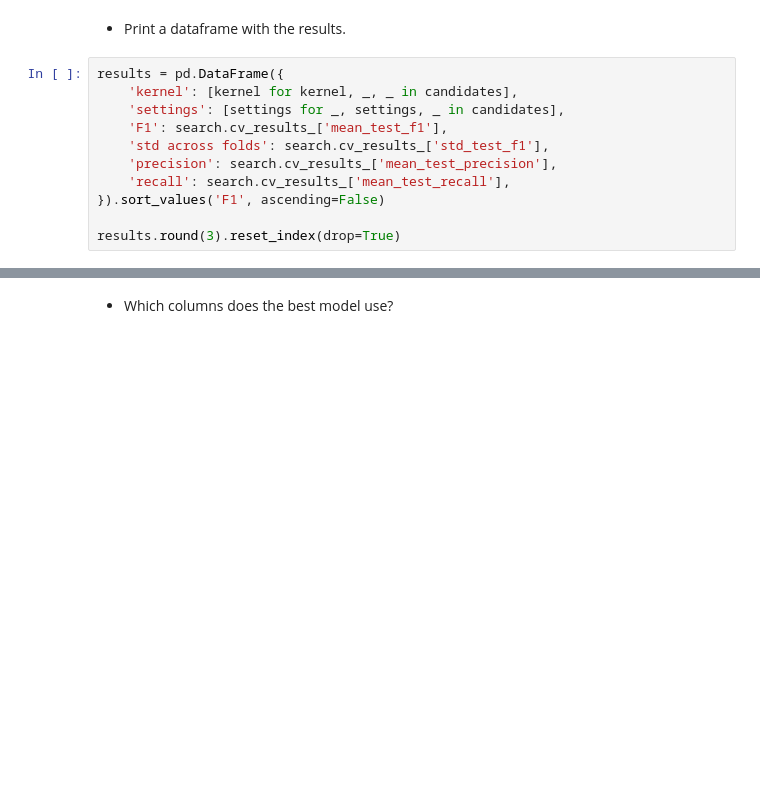
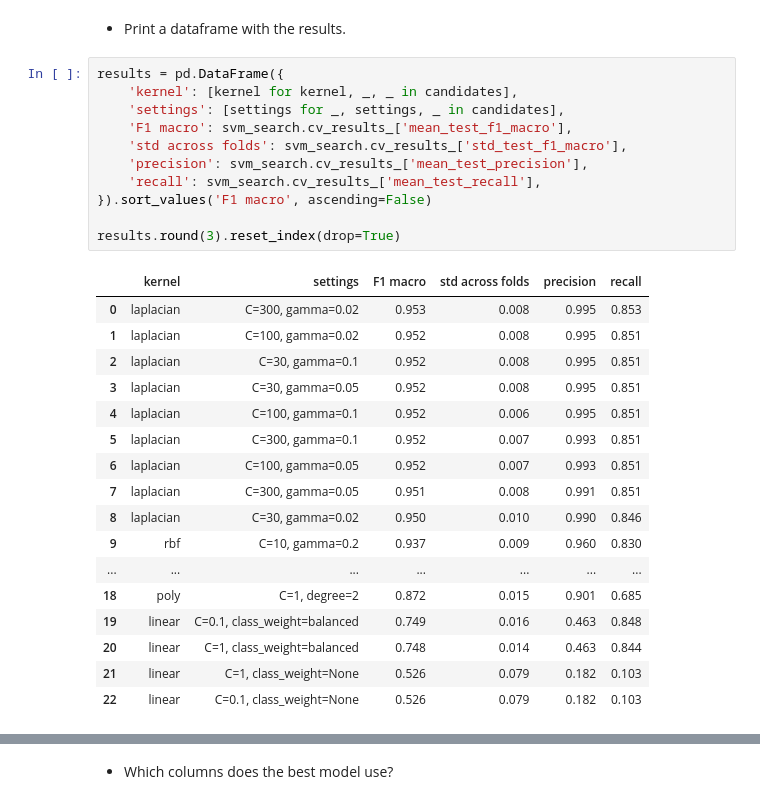
Before and after one commit to vinimsc/dat200-ca4, a Jupyter notebook: CA4-Group3.ipynb, the cells around one changed output, grey strips where cells are left out. Drawn from its saved outputs; the diff is of its cells as text; blank space fills up the shorter version.

```diff
--- a/CA4-Group3.ipynb
+++ b/CA4-Group3.ipynb
@@ -493,11 +565,29 @@ print(f'CV F1 macro: {search.best_score_:.3f}')
 # %%
 results = pd.DataFrame({
     'kernel': [kernel for kernel, _, _ in candidates],
     'settings': [settings for _, settings, _ in candidates],
-    'F1': search.cv_results_['mean_test_f1'],
-    'std across folds': search.cv_results_['std_test_f1'],
-    'precision': search.cv_results_['mean_test_precision'],
-    'recall': search.cv_results_['mean_test_recall'],
-}).sort_values('F1', ascending=False)
+    'F1 macro': svm_search.cv_results_['mean_test_f1_macro'],
+    'std across folds': svm_search.cv_results_['std_test_f1_macro'],
+    'precision': svm_search.cv_results_['mean_test_precision'],
+    'recall': svm_search.cv_results_['mean_test_recall'],
+}).sort_values('F1 macro', ascending=False)
 
 results.round(3).reset_index(drop=True)
+# %% [output]
+|  | kernel | settings | F1 macro | std across folds | precision | recall |
+| 0 | laplacian | C=300, gamma=0.02 | 0.953 | 0.008 | 0.995 | 0.853 |
+| 1 | laplacian | C=100, gamma=0.02 | 0.952 | 0.008 | 0.995 | 0.851 |
+| 2 | laplacian | C=30, gamma=0.1 | 0.952 | 0.008 | 0.995 | 0.851 |
+| 3 | laplacian | C=30, gamma=0.05 | 0.952 | 0.008 | 0.995 | 0.851 |
+| 4 | laplacian | C=100, gamma=0.1 | 0.952 | 0.006 | 0.995 | 0.851 |
+| 5 | laplacian | C=300, gamma=0.1 | 0.952 | 0.007 | 0.993 | 0.851 |
+| 6 | laplacian | C=100, gamma=0.05 | 0.952 | 0.007 | 0.993 | 0.851 |
+| 7 | laplacian | C=300, gamma=0.05 | 0.951 | 0.008 | 0.991 | 0.851 |
+| 8 | laplacian | C=30, gamma=0.02 | 0.950 | 0.010 | 0.990 | 0.846 |
+| 9 | rbf | C=10, gamma=0.2 | 0.937 | 0.009 | 0.960 | 0.830 |
+| ... | ... | ... | ... | ... | ... | ... |
+| 18 | poly | C=1, degree=2 | 0.872 | 0.015 | 0.901 | 0.685 |
+| 19 | linear | C=0.1, class_weight=balanced | 0.749 | 0.016 | 0.463 | 0.848 |
+| 20 | linear | C=1, class_weight=balanced | 0.748 | 0.014 | 0.463 | 0.844 |
+| 21 | linear | C=1, class_weight=None | 0.526 | 0.079 | 0.182 | 0.103 |
+| 22 | linear | C=0.1, class_weight=None | 0.526 | 0.079 | 0.182 | 0.103 |
```
Also changed, not shown: parts of 33 cells of this notebook, 3 other files.
